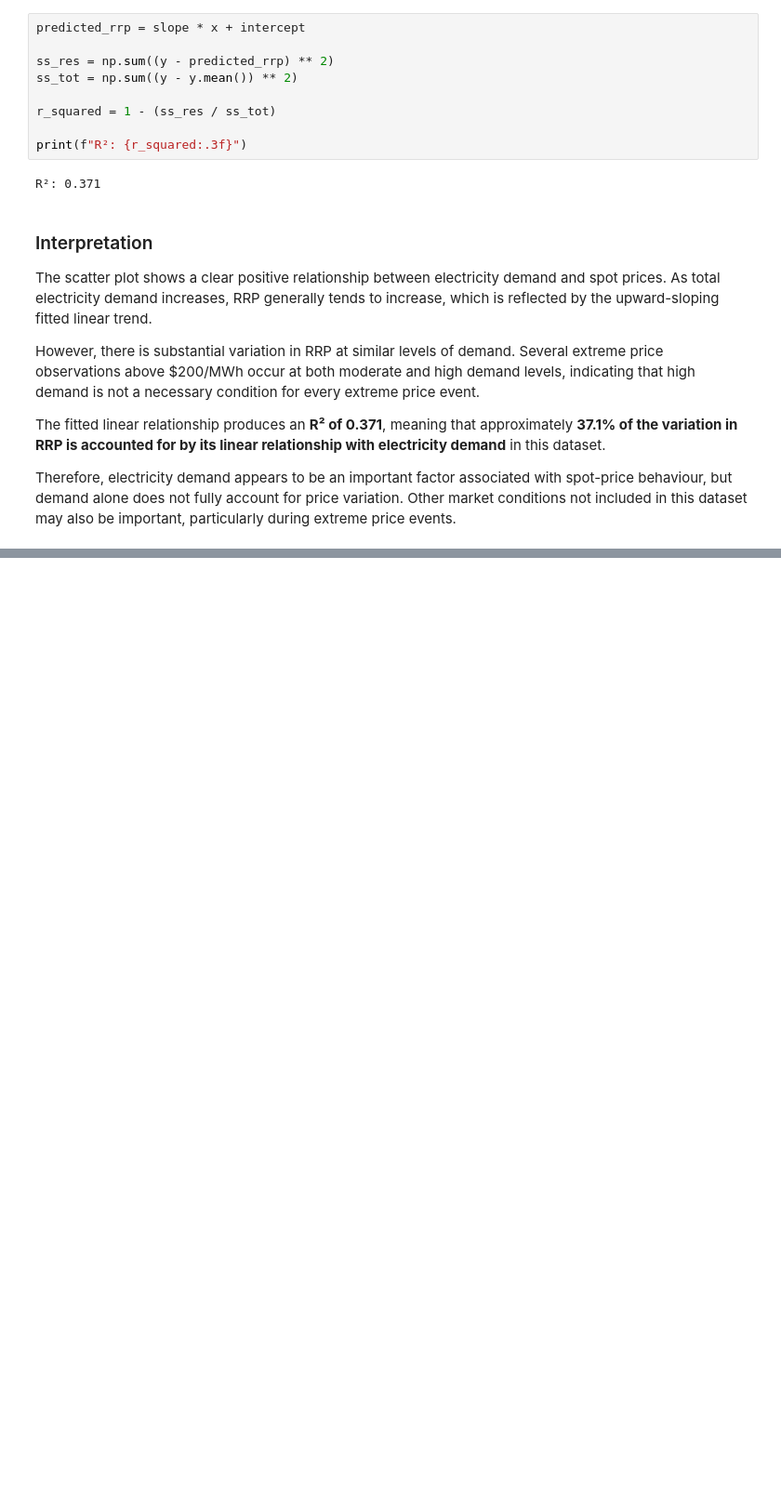
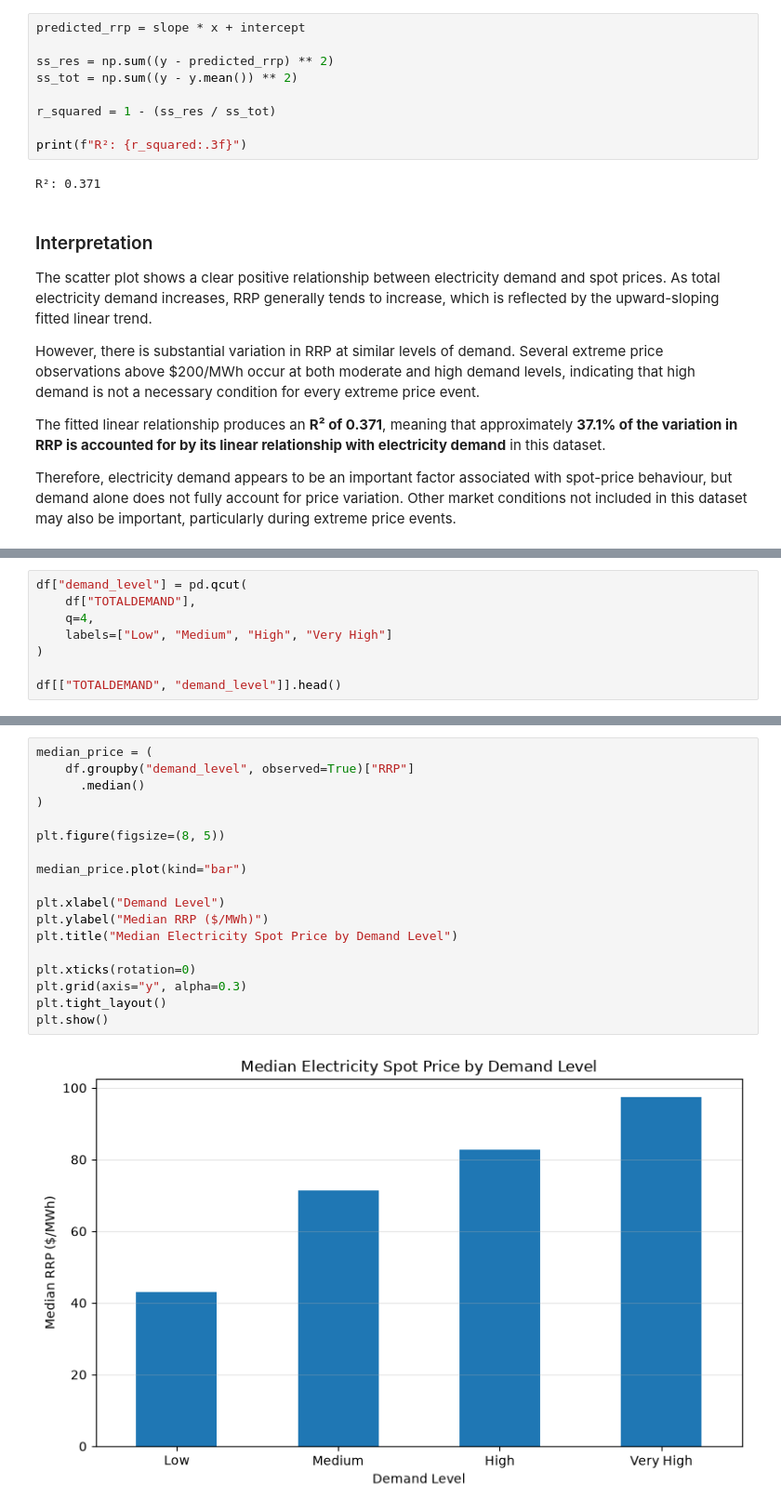
Before and after one commit to klm2109/australian-energy-market-analytics, a Jupyter notebook: notebooks/Price_Demand Analysis.ipynb, the cells around one changed output, grey strips where cells are left out. Shown at 93% size. Saved outputs shown, nothing was run; the diff lists cells and outputs as text; blank space fills up the shorter version.

Commit message:
Compare and Identify diffferent levels of electricity demand

```diff
--- a/notebooks/Price_Demand Analysis.ipynb
+++ b/notebooks/Price_Demand Analysis.ipynb
@@ -150,0 +164,8 @@ important, particularly during extreme price events.
+# %%
+df["demand_level"] = pd.qcut(
+    df["TOTALDEMAND"],
+    q=4,
+    labels=["Low", "Medium", "High", "Very High"]
+)
+
+df[["TOTALDEMAND", "demand_level"]].head()
@@ -150,0 +238,20 @@ important, particularly during extreme price events.
+# %%
+median_price = (
+    df.groupby("demand_level", observed=True)["RRP"]
+      .median()
+)
+
+plt.figure(figsize=(8, 5))
+
+median_price.plot(kind="bar")
+
+plt.xlabel("Demand Level")
+plt.ylabel("Median RRP ($/MWh)")
+plt.title("Median Electricity Spot Price by Demand Level")
+
+plt.xticks(rotation=0)
+plt.grid(axis="y", alpha=0.3)
+plt.tight_layout()
+plt.show()
+# %% [output]
+[figure, added]
```
Also changed, not shown: parts of 7 cells of this notebook.
